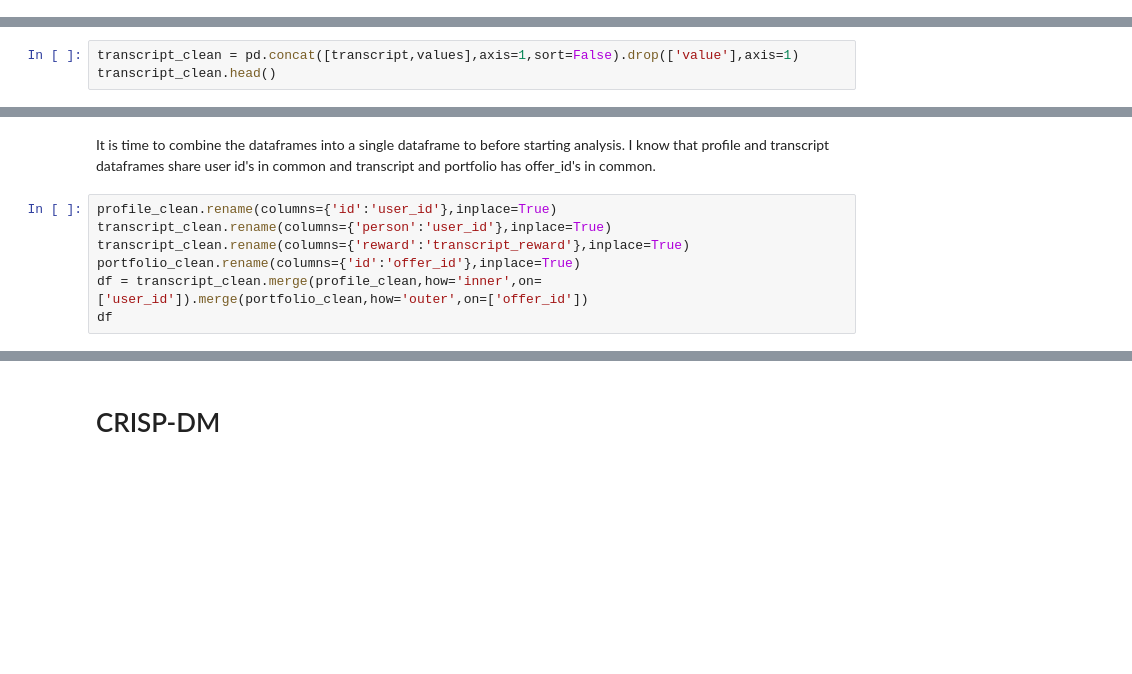
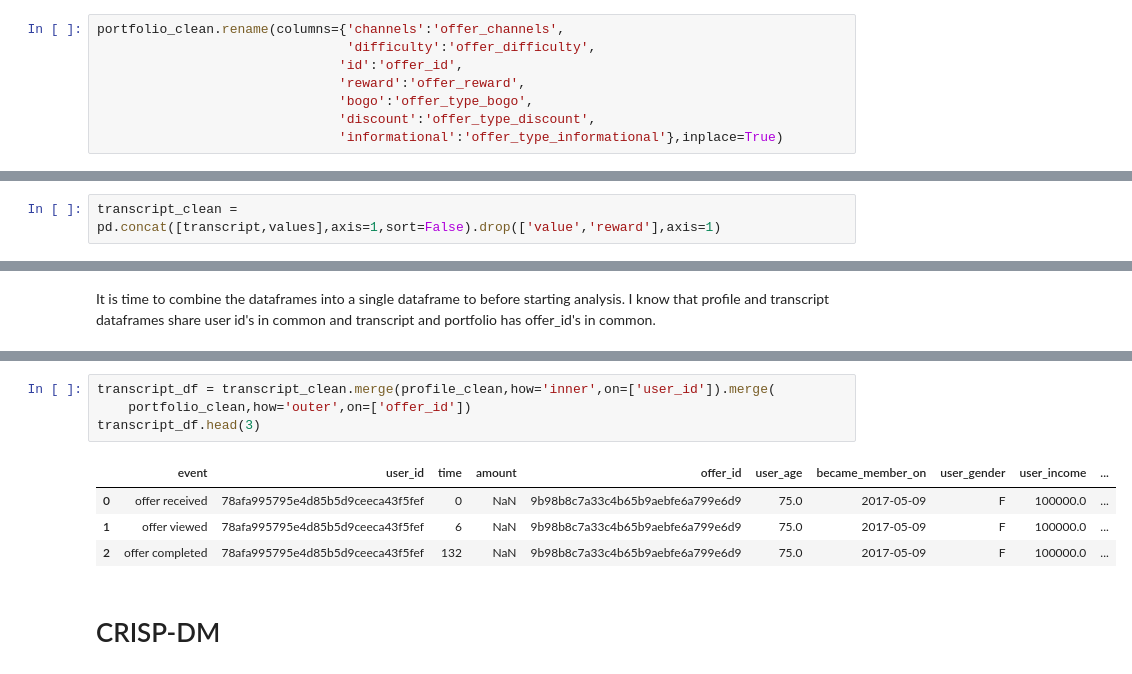
Before and after one commit to onurkapucu/Starbucks_Capstone, a Jupyter notebook: Starbucks_Capstone_notebook.ipynb, the cells around one changed output, grey strips where cells are left out. Cells and saved outputs as stored; diff of their text form; blank space fills up the shorter version.

```diff
--- a/Starbucks_Capstone_notebook.ipynb
+++ b/Starbucks_Capstone_notebook.ipynb
@@ -183,0 +178,8 @@ portfolio_clean.head(3)
+# %%
+portfolio_clean.rename(columns={'channels':'offer_channels',
+                                'difficulty':'offer_difficulty',
+                               'id':'offer_id',
+                               'reward':'offer_reward',
+                               'bogo':'offer_type_bogo',
+                               'discount':'offer_type_discount',
+                               'informational':'offer_type_informational'},inplace=True)
@@ -232,5 +247,4 @@ values = transcript['value'].apply(pd.Series)
 values['offer_id'] = np.logical_or(values['offer id'].fillna(0),values['offer_id'].fillna(0))
 values = values.drop(['offer id'],axis=1)
 # %%
-transcript_clean = pd.concat([transcript,values],axis=1,sort=False).drop(['value'],axis=1)
-transcript_clean.head()
+transcript_clean = pd.concat([transcript,values],axis=1,sort=False).drop(['value','reward'],axis=1)
@@ -245,10 +283,3 @@ transcript_clean.head()
 ## Data Transformation
 # %% [markdown]
 It is time to combine the dataframes into a single dataframe to before starting analysis. I know that profile and transcript dataframes share user id's in common and transcript and portfolio has offer_id's in common.
-# %%
-profile_clean.rename(columns={'id':'user_id'},inplace=True)
-transcript_clean.rename(columns={'person':'user_id'},inplace=True)
-transcript_clean.rename(columns={'reward':'transcript_reward'},inplace=True)
-portfolio_clean.rename(columns={'id':'offer_id'},inplace=True)
-df = transcript_clean.merge(profile_clean,how='inner',on=['user_id']).merge(portfolio_clean,how='outer',on=['offer_id'])
-df
@@ -274,3 +286,12 @@ df
+# %%
+transcript_df = transcript_clean.merge(profile_clean,how='inner',on=['user_id']).merge(
+    portfolio_clean,how='outer',on=['offer_id'])
+transcript_df.head(3)
+# %% [output]
+|  | event | user_id | time | amount | offer_id | user_age | became_member_on | user_gender | user_income | ... |
+| 0 | offer received | 78afa995795e4d85b5d9ceeca43f5fef | 0 | NaN | 9b98b8c7a33c4b65b9aebfe6a799e6d9 | 75.0 | 2017-05-09 | F | 100000.0 | ... |
+| 1 | offer viewed | 78afa995795e4d85b5d9ceeca43f5fef | 6 | NaN | 9b98b8c7a33c4b65b9aebfe6a799e6d9 | 75.0 | 2017-05-09 | F | 100000.0 | ... |
+| 2 | offer completed | 78afa995795e4d85b5d9ceeca43f5fef | 132 | NaN | 9b98b8c7a33c4b65b9aebfe6a799e6d9 | 75.0 | 2017-05-09 | F | 100000.0 | ... |
 # %% [markdown]
 # CRISP-DM
 # %% [markdown]
```
Also changed, not shown: parts of 28 cells of this notebook, 1 other file.
